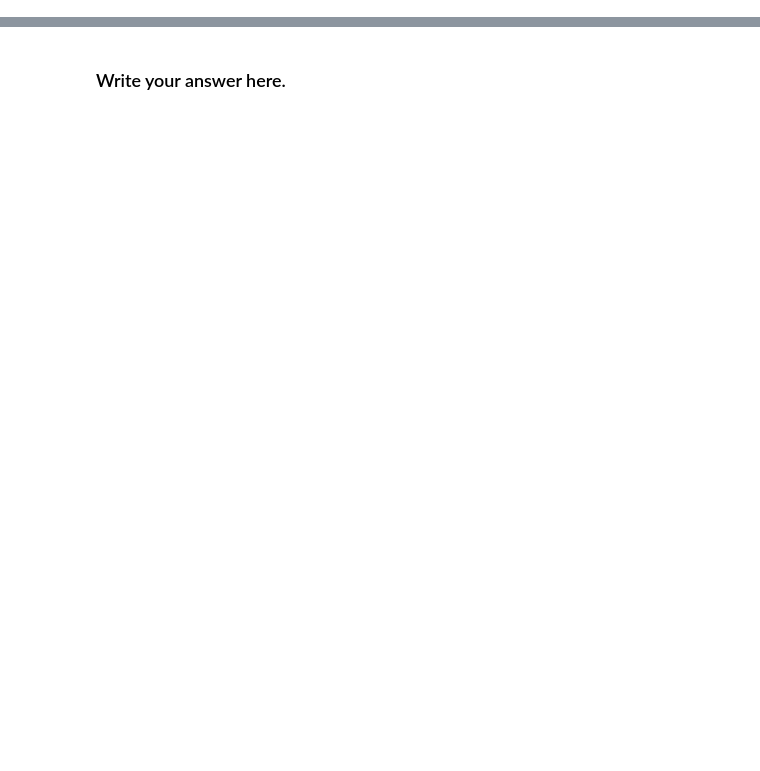
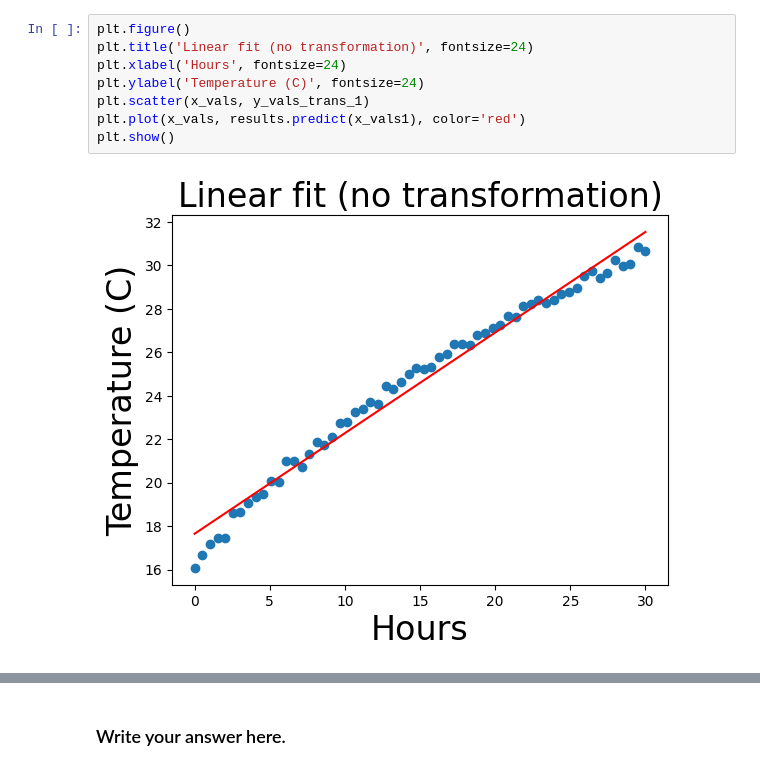
Before and after one commit to Razelbaz1/regression-course, a Jupyter notebook: lesson2/Lesson2_Linear_regression_Tirgul.ipynb, the cells around one changed output, grey strips where cells are left out. Cells and saved outputs as stored; diff of their text form; blank space fills up the shorter version.

```diff
--- a/lesson2/Lesson2_Linear_regression_Tirgul.ipynb
+++ b/lesson2/Lesson2_Linear_regression_Tirgul.ipynb
@@ -518,0 +62,10 @@ Notes:
+# %%
+plt.figure()
+plt.title('Linear fit (no transformation)', fontsize=24)
+plt.xlabel('Hours', fontsize=24)
+plt.ylabel('Temperature (C)', fontsize=24)
+plt.scatter(x_vals, y_vals_trans_1)
+plt.plot(x_vals, results.predict(x_vals1), color='red')
+plt.show()
+# %% [output]
+[figure, added]
```
Also changed, not shown: parts of 82 cells of this notebook, 1 other file.
